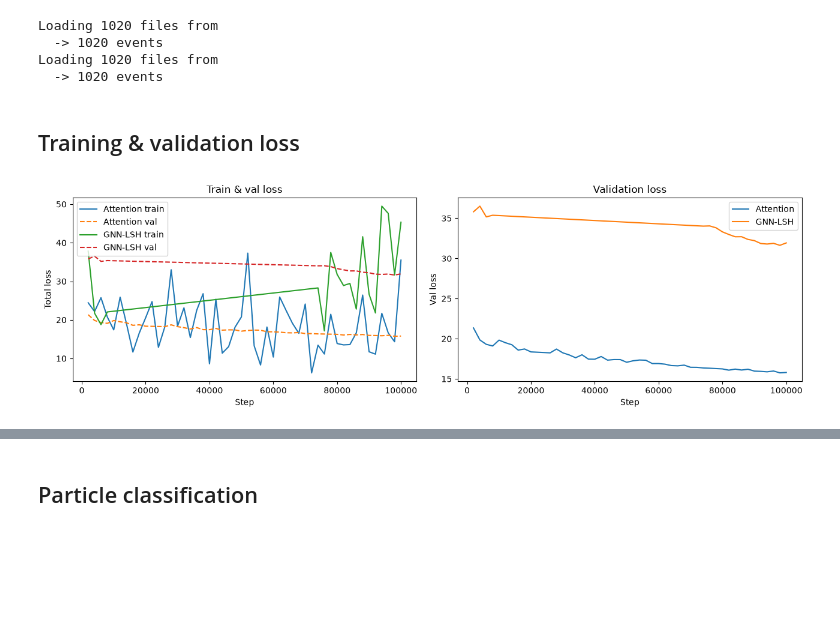
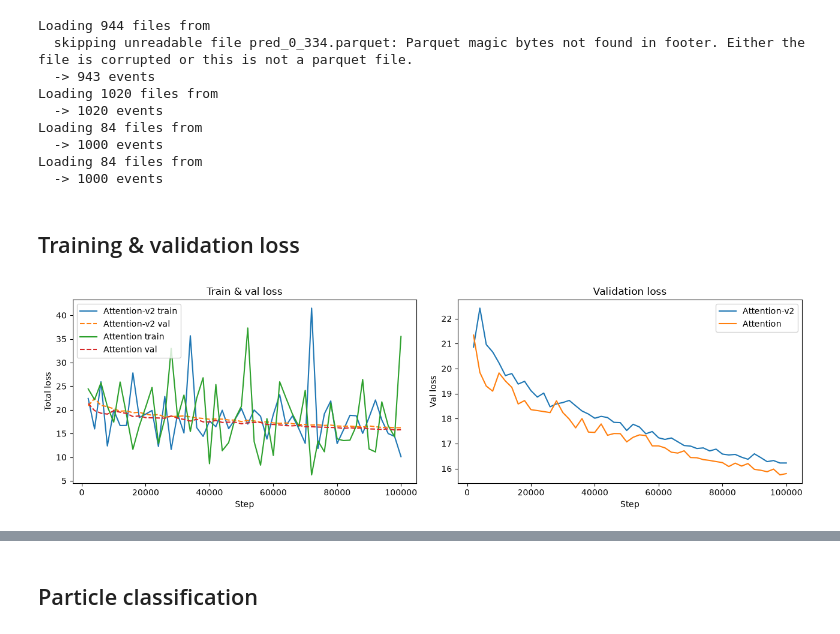
Before and after one commit to TNYASIN/particleflow, a Jupyter notebook: notebooks/muon-predictions.ipynb, the cells around one changed output, grey strips where cells are left out. Drawn from its saved outputs; the diff is of its cells as text; code cells hidden in the pictures; blank space fills up the shorter version.

Commit message:
changing configs for 100k events

```diff
--- a/notebooks/muon-predictions.ipynb
+++ b/notebooks/muon-predictions.ipynb
@@ -12,51 +12,69 @@ CLASS_NAMES = ["none", "chhad", "nhad", "gamma", "ele", "mu"]
 def load_preds(pred_dir):
     files = sorted(glob.glob(os.path.join(pred_dir, "pred_*.parquet")))
     print(f"Loading {len(files)} files from {os.path.basename(pred_dir)}")
-    data = awkward.concatenate([awkward.from_parquet(f) for f in files])
+    if len(files) == 0:
+        raise FileNotFoundError(f"No pred_*.parquet files found in {pred_dir}")
+    arrays = []
+    for f in files:
+        try:
+            arrays.append(awkward.from_parquet(f))
+        except Exception as e:
+            print(f"  skipping unreadable file {os.path.basename(f)}: {e}")
+    data = awkward.concatenate(arrays)
     print(f"  -> {len(data)} events")
     return data
 
-data_a = load_preds(os.path.expanduser("~/muoncollider-attention-preds/muoncollider_ttbar_pf/"))
-data_g = load_preds(os.path.expanduser("~/muoncollider-gnnlsh-preds/muoncollider_ttbar_pf/"))
+data_a = load_preds(os.path.expanduser("~/attention-v2/preds_step_100000/muoncollider_ttbar_pf/"))
+data_g = load_preds(os.path.expanduser("~/muoncollider-attention-preds/muoncollider_ttbar_pf/"))
+data_f = load_preds(os.path.expanduser("~/Downloads/attention-multi12/preds_step_75000/muoncollider_ttbar_pf/"))
+
+data_h = load_preds(os.path.expanduser("~/Downloads/attention-multi12/preds_step_22500/muoncollider_ttbar_pf/"))
 
 target_a, pred_a, cand_a = data_a["particles"]["target"], data_a["particles"]["pred"], data_a["particles"]["cand"]
 target_g, pred_g, cand_g = data_g["particles"]["target"], data_g["particles"]["pred"], data_g["particles"]["cand"]
+target_f, pred_f, cand_f = data_f["particles"]["target"], data_f["particles"]["pred"], data_f["particles"]["cand"]
+target_h, pred_h, cand_h = data_h["particles"]["target"], data_h["particles"]["pred"], data_h["particles"]["cand"]
 # %% [output]
+Loading 944 files from
+  skipping unreadable file pred_0_334.parquet: Parquet magic bytes not found in footer. Either the file is corrupted or this is not a parquet file.
+  -> 943 events
 Loading 1020 files from
   -> 1020 events
-Loading 1020 files from
-  -> 1020 events
+Loading 84 files from
+  -> 1000 events
+Loading 84 files from
+  -> 1000 events
 # %% [markdown]
 ## Training & validation loss
 # %%
 def load_history(history_dir):
     files = sorted(glob.glob(os.path.join(history_dir, "step_*.json")),
                    key=lambda f: int(os.path.basename(f).split("_")[1].split(".")[0]))
     steps, train_loss, val_loss = [], [], []
     for f in files:
         try:
             with open(f) as fh:
                 d = json.load(fh)
             steps.append(int(os.path.basename(f).split("_")[1].split(".")[0]))
             train_loss.append(d["train"]["Total"])
             val_loss.append(d["valid"]["Total"])
         except (json.JSONDecodeError, KeyError):
             pass
     return np.array(steps), np.array(train_loss), np.array(val_loss)
 
-attn_steps, attn_train, attn_val = load_history(os.path.expanduser("~/muoncollider-attention-history"))
-gnn_steps,  gnn_train,  gnn_val  = load_history(os.path.expanduser("~/muoncollider-gnnlsh-history"))
+v2_steps, v2_train, v2_val = load_history(os.path.expanduser("~/attention-v2/history"))
+v1_steps, v1_train, v1_val = load_history(os.path.expanduser("~/muoncollider-attention-history"))
 
 fig, axes = plt.subplots(1, 2, figsize=(13, 4))
-axes[0].plot(attn_steps, attn_train, label="Attention train")
-axes[0].plot(attn_steps, attn_val,   label="Attention val", ls="--")
-axes[0].plot(gnn_steps,  gnn_train,  label="GNN-LSH train")
-axes[0].plot(gnn_steps,  gnn_val,    label="GNN-LSH val",   ls="--")
+axes[0].plot(v2_steps, v2_train, label="Attention-v2 train")
+axes[0].plot(v2_steps, v2_val,   label="Attention-v2 val", ls="--")
+axes[0].plot(v1_steps, v1_train, label="Attention train")
+axes[0].plot(v1_steps, v1_val,   label="Attention val",   ls="--")
 axes[0].set(xlabel="Step", ylabel="Total loss", title="Train & val loss"); axes[0].legend()
 
-axes[1].plot(attn_steps, attn_val, label="Attention")
-axes[1].plot(gnn_steps,  gnn_val,  label="GNN-LSH")
+axes[1].plot(v2_steps, v2_val, label="Attention-v2")
+axes[1].plot(v1_steps, v1_val, label="Attention")
 axes[1].set(xlabel="Step", ylabel="Val loss", title="Validation loss"); axes[1].legend()
 plt.tight_layout()
 # %% [output]
-[figure, old version]
+[figure, new version]
```
Also changed, not shown: parts of 10 cells of this notebook, 12 other files.
